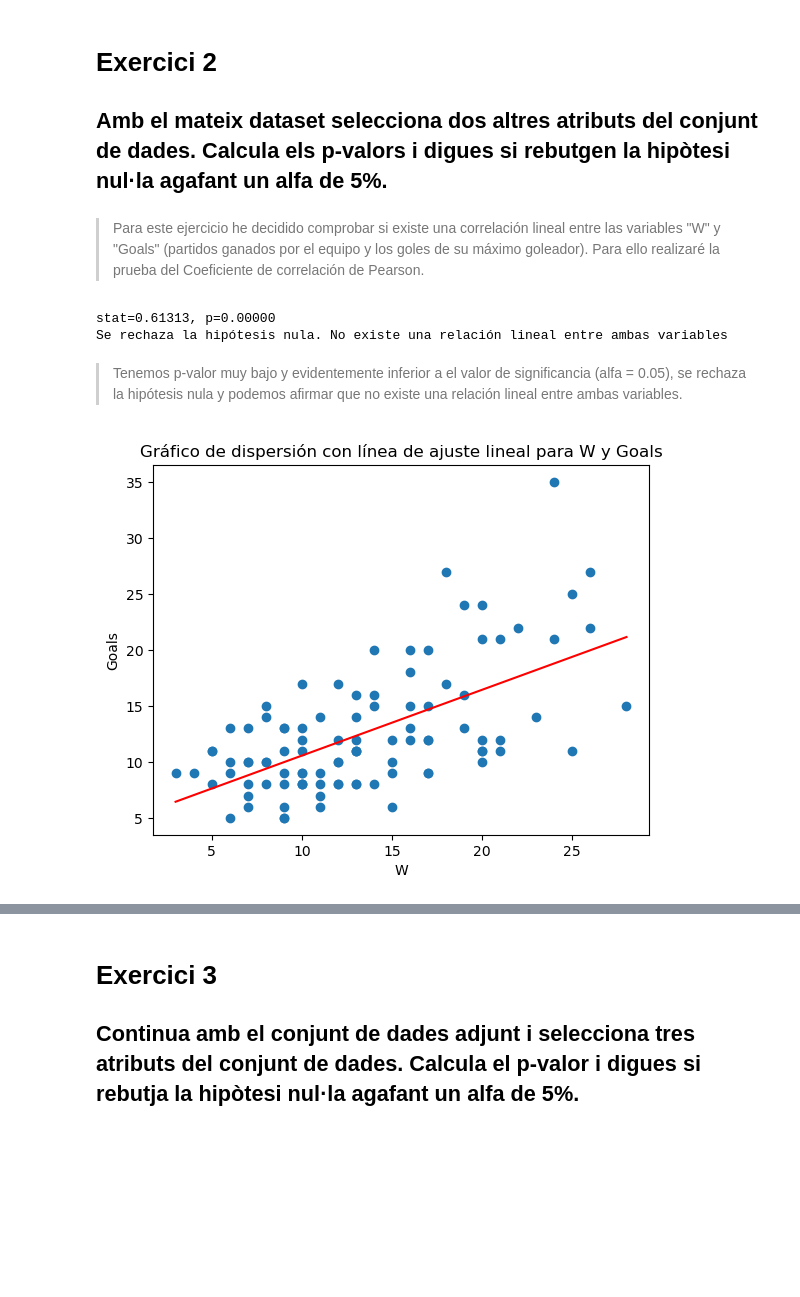
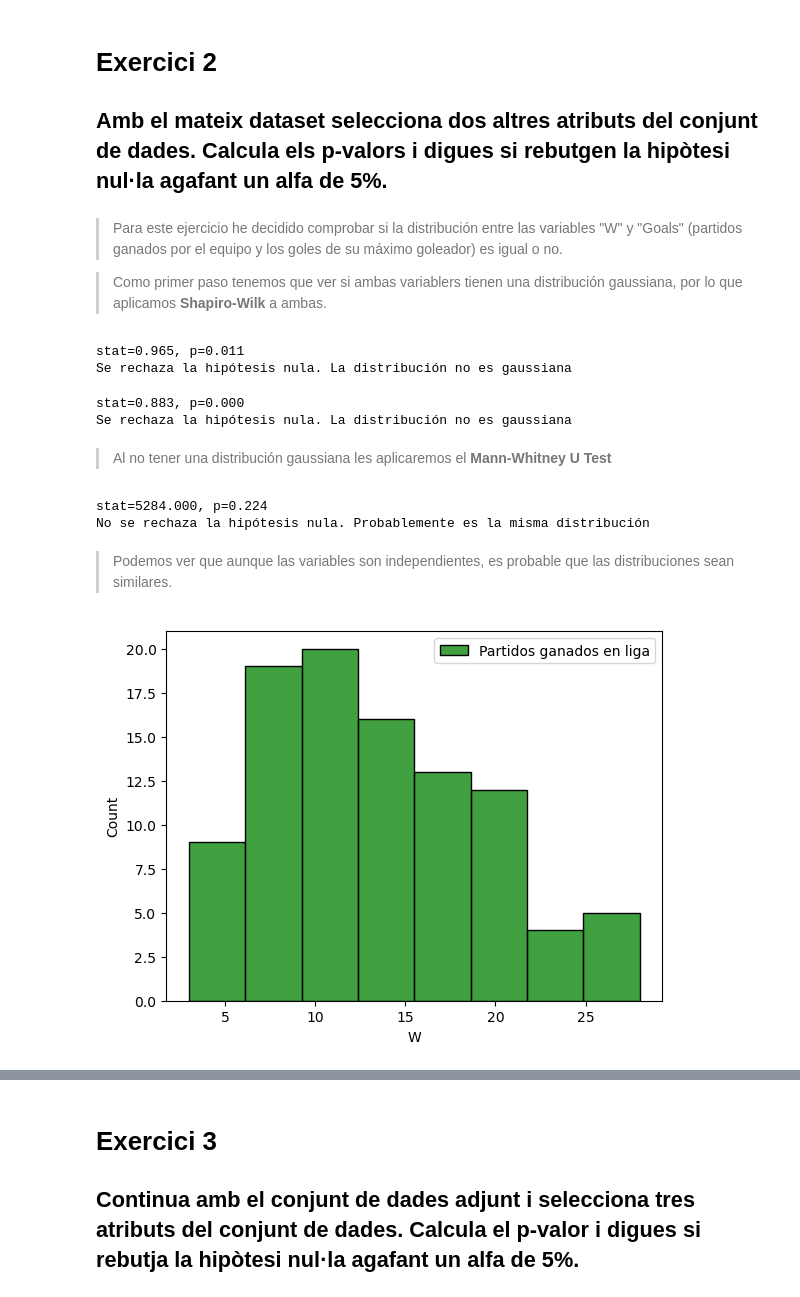
Before and after one commit to hbleda/hipotesis_testing, a Jupyter notebook: Tasca_M5_T01.ipynb, the cells around one changed output, grey strips where cells are left out. Cells and saved outputs as stored; diff of their text form; code cells hidden in the pictures; blank space fills up the shorter version.

```diff
--- a/Tasca_M5_T01.ipynb
+++ b/Tasca_M5_T01.ipynb
@@ -13,7 +15,7 @@ import warnings
 warnings.filterwarnings('ignore')
 # %%
 # Cargamos el archivo "Lligues europees UEFA.csv" en un nuevo dataframe
-df_uefa = pd.read_csv('C:\\Users\\USER\\Desktop\\Data Science\\Sprint 5. Introducció al Test dHipòtesis i al Machine Learning\\Tasca M5 T01\\Lligues europees UEFA.csv',sep= ";",encoding='latin-1')
+df_uefa = pd.read_csv('Lligues europees UEFA.csv',sep= ";",encoding='latin-1')
 df_uefa.head(10)
 # %% [output]
 |  | Rk | Squad | Country | LgRk | MP | W | D | L | GF | GA | ... | ... |
@@ -195,27 +197,47 @@ plt.show()
 
 ## Amb el mateix dataset selecciona dos altres atributs del conjunt de dades. Calcula els p-valors i digues si rebutgen la hipòtesi nul·la agafant un alfa de 5%.
 # %% [markdown]
->  Para este ejercicio he decidido comprobar si existe una correlación lineal entre las variables "W" y "Goals" (partidos ganados por el equipo y los goles de su máximo goleador). Para ello realizaré la prueba del Coeficiente de correlación de Pearson.
+>  Para este ejercicio he decidido comprobar si la distribución entre las variables  "W" y "Goals" (partidos ganados por el equipo y los goles de su máximo goleador) es igual o no.
+
+> Como primer paso tenemos que ver si ambas variablers tienen una distribución gaussiana, por lo que aplicamos **Shapiro-Wilk** a ambas.
+# %%
+stat, p = shapiro(df_uefa['W'])
+print('stat=%.3f, p=%.3f' % (stat, p))
+if p > 0.05:
+ print('No se rechaza la hipótesis nula. La distribución es gaussiana')
+else:
+ print('Se rechaza la hipótesis nula. La distribución no es gaussiana')
+# %% [output]
+stat=0.965, p=0.011
+Se rechaza la hipótesis nula. La distribución no es gaussiana
+# %%
+stat, p = shapiro(df_uefa['Goals'])
+print('stat=%.3f, p=%.3f' % (stat, p))
+if p > 0.05:
+ print('No se rechaza la hipótesis nula. La distribución es gaussiana')
+else:
+ print('Se rechaza la hipótesis nula. La distribución no es gaussiana')
+# %% [output]
+stat=0.883, p=0.000
+Se rechaza la hipótesis nula. La distribución no es gaussiana
+# %% [markdown]
+> Al no tener una distribución gaussiana les aplicaremos el **Mann-Whitney U Test**
 # %%
-stat, p = stats.pearsonr(df_uefa['W'], df_uefa['Goals'])
-print('stat=%.5f, p=%.5f' % (stat, p))
+from scipy.stats import mannwhitneyu
+stat, p = mannwhitneyu(df_uefa['W'], df_uefa['Goals'])
+print('stat=%.3f, p=%.3f' % (stat, p))
 if p > 0.05:
- print('No se rechaza la hipótesis nula. Existe una relación lineal entre ambas variables')
+ print('No se rechaza la hipótesis nula. Probablemente es la misma distribución')
 else:
- print('Se rechaza la hipótesis nula. No existe una relación lineal entre ambas variables')
+ print('Se rechaza la hipótesis nula. Probablemente no es la misma distribución')
 # %% [output]
-stat=0.61313, p=0.00000
-Se rechaza la hipótesis nula. No existe una relación lineal entre ambas variables
+stat=5284.000, p=0.224
+No se rechaza la hipótesis nula. Probablemente es la misma distribución
 # %% [markdown]
-> Tenemos p-valor muy bajo y evidentemente inferior a el valor de significancia (alfa = 0.05), se rechaza la hipótesis nula y podemos afirmar que no existe una relación lineal entre ambas variables.
-
->
+> Podemos ver que aunque las variables son independientes, es probable que las distribuciones sean similares.
 # %%
-plt.scatter(df_uefa['W'], df_uefa['Goals'])
-plt.plot(np.unique(df_uefa['W']), np.poly1d(np.polyfit(df_uefa['W'],df_uefa['Goals'], 1))(np.unique(df_uefa['W'])), color='red')
-plt.xlabel('W')
-plt.ylabel('Goals')
-plt.title('Gráfico de dispersión con línea de ajuste lineal para W y Goals')
+sns.histplot(df_uefa['W'], label= 'Partidos ganados en liga', color= 'green', fill = True)
+plt.legend()
 plt.show()
 # %% [output]
-[figure, old version]
+[figure, new version]
```
Also changed, not shown: parts of 13 cells of this notebook.
